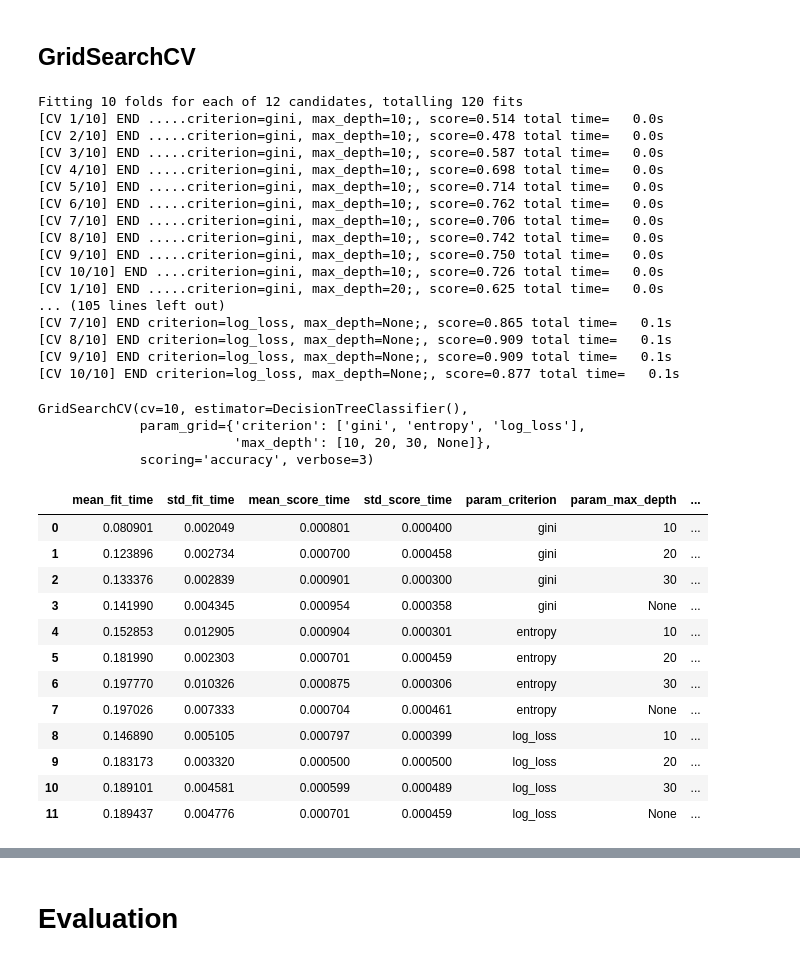
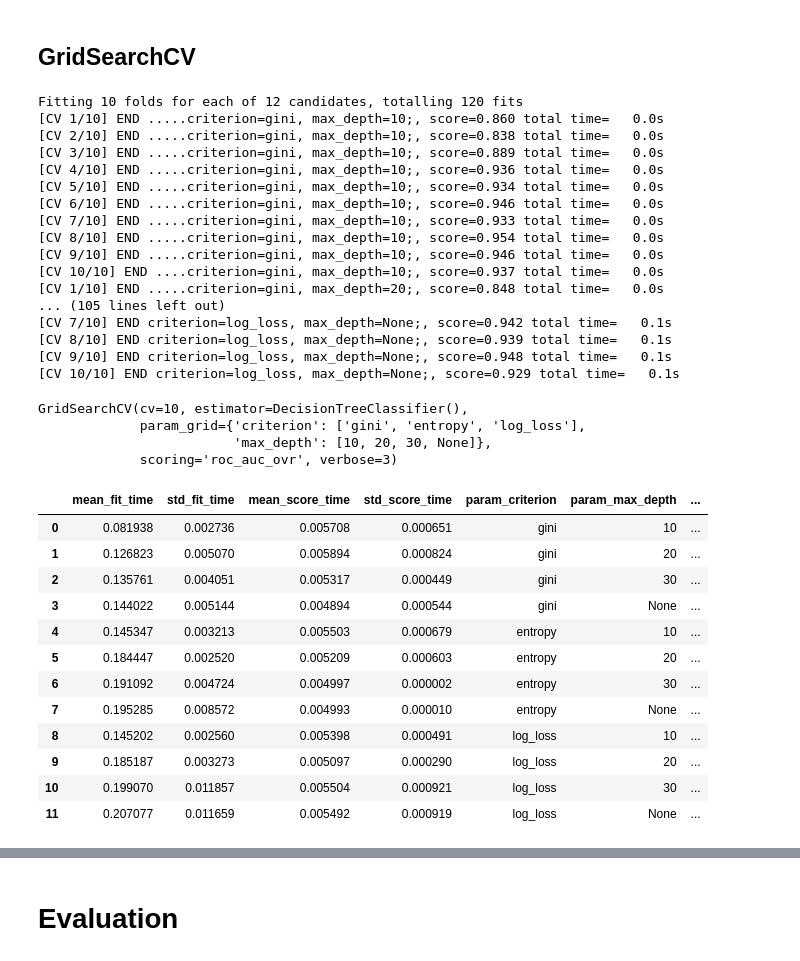
Before and after one commit to mercyano/klasifikasi-kbk, a Jupyter notebook: Decision_Tree/modelling/Klasifikasi_KBK_Judul1.ipynb, the cells around one changed output, grey strips where cells are left out. Drawn from its saved outputs; the diff is of its cells as text; code cells hidden in the pictures.

```diff
--- a/Decision_Tree/modelling/Klasifikasi_KBK_Judul1.ipynb
+++ b/Decision_Tree/modelling/Klasifikasi_KBK_Judul1.ipynb
@@ -4,6 +4,6 @@
 import numpy as np
 import pandas as pd
 
-df = pd.read_csv('../../cleaned-data-kbk.csv')
+df = pd.read_csv('../../cleaned-data-kbk.csv', index_col=0)
 df.head()
 # %% [output]
@@ -112,47 +112,47 @@ from sklearn.model_selection import GridSearchCV
 # defining parameter range
 param_grid = {'criterion':['gini','entropy', 'log_loss'],'max_depth':[10, 20, 30, None]}
 
-grid = GridSearchCV(DecisionTreeClassifier(), param_grid, scoring='f1', cv=10, verbose=3)
+grid = GridSearchCV(DecisionTreeClassifier(), param_grid, scoring='roc_auc_ovr', cv=10, verbose=3)
 
 # fitting the model for grid search
 grid.fit(X_train_resampled, y_train_resampled)
 # %% [output]
 Fitting 10 folds for each of 12 candidates, totalling 120 fits
-[CV 1/10] END .....criterion=gini, max_depth=10;, score=0.514 total time=   0.0s
-[CV 2/10] END .....criterion=gini, max_depth=10;, score=0.478 total time=   0.0s
-[CV 3/10] END .....criterion=gini, max_depth=10;, score=0.587 total time=   0.0s
-[CV 4/10] END .....criterion=gini, max_depth=10;, score=0.698 total time=   0.0s
-[CV 5/10] END .....criterion=gini, max_depth=10;, score=0.714 total time=   0.0s
-[CV 6/10] END .....criterion=gini, max_depth=10;, score=0.762 total time=   0.0s
-[CV 7/10] END .....criterion=gini, max_depth=10;, score=0.706 total time=   0.0s
-[CV 8/10] END .....criterion=gini, max_depth=10;, score=0.742 total time=   0.0s
-[CV 9/10] END .....criterion=gini, max_depth=10;, score=0.750 total time=   0.0s
-[CV 10/10] END ....criterion=gini, max_depth=10;, score=0.726 total time=   0.0s
-[CV 1/10] END .....criterion=gini, max_depth=20;, score=0.625 total time=   0.0s
+[CV 1/10] END .....criterion=gini, max_depth=10;, score=0.860 total time=   0.0s
+[CV 2/10] END .....criterion=gini, max_depth=10;, score=0.838 total time=   0.0s
+[CV 3/10] END .....criterion=gini, max_depth=10;, score=0.889 total time=   0.0s
+[CV 4/10] END .....criterion=gini, max_depth=10;, score=0.936 total time=   0.0s
+[CV 5/10] END .....criterion=gini, max_depth=10;, score=0.934 total time=   0.0s
+[CV 6/10] END .....criterion=gini, max_depth=10;, score=0.946 total time=   0.0s
+[CV 7/10] END .....criterion=gini, max_depth=10;, score=0.933 total time=   0.0s
+[CV 8/10] END .....criterion=gini, max_depth=10;, score=0.954 total time=   0.0s
+[CV 9/10] END .....criterion=gini, max_depth=10;, score=0.946 total time=   0.0s
+[CV 10/10] END ....criterion=gini, max_depth=10;, score=0.937 total time=   0.0s
+[CV 1/10] END .....criterion=gini, max_depth=20;, score=0.848 total time=   0.0s
 ... (105 lines left out)
-[CV 7/10] END criterion=log_loss, max_depth=None;, score=0.865 total time=   0.1s
-[CV 8/10] END criterion=log_loss, max_depth=None;, score=0.909 total time=   0.1s
-[CV 9/10] END criterion=log_loss, max_depth=None;, score=0.909 total time=   0.1s
-[CV 10/10] END criterion=log_loss, max_depth=None;, score=0.877 total time=   0.1s
+[CV 7/10] END criterion=log_loss, max_depth=None;, score=0.942 total time=   0.1s
+[CV 8/10] END criterion=log_loss, max_depth=None;, score=0.939 total time=   0.1s
+[CV 9/10] END criterion=log_loss, max_depth=None;, score=0.948 total time=   0.1s
+[CV 10/10] END criterion=log_loss, max_depth=None;, score=0.929 total time=   0.1s
 GridSearchCV(cv=10, estimator=DecisionTreeClassifier(),
              param_grid={'criterion': ['gini', 'entropy', 'log_loss'],
                          'max_depth': [10, 20, 30, None]},
-             scoring='accuracy', verbose=3)
+             scoring='roc_auc_ovr', verbose=3)
 # %%
 # Tabel hasil GridSearchCV
-grid_results = pd.DataFrame(grid.cv_results_)
-grid_results
+results_df = pd.DataFrame(grid.cv_results_)
+results_df
 # %% [output]
 |  | mean_fit_time | std_fit_time | mean_score_time | std_score_time | param_criterion | param_max_depth | ... |
-| 0 | 0.080901 | 0.002049 | 0.000801 | 0.000400 | gini | 10 | ... |
-| 1 | 0.123896 | 0.002734 | 0.000700 | 0.000458 | gini | 20 | ... |
-| 2 | 0.133376 | 0.002839 | 0.000901 | 0.000300 | gini | 30 | ... |
-| 3 | 0.141990 | 0.004345 | 0.000954 | 0.000358 | gini | None | ... |
-| 4 | 0.152853 | 0.012905 | 0.000904 | 0.000301 | entropy | 10 | ... |
-| 5 | 0.181990 | 0.002303 | 0.000701 | 0.000459 | entropy | 20 | ... |
-| 6 | 0.197770 | 0.010326 | 0.000875 | 0.000306 | entropy | 30 | ... |
-| 7 | 0.197026 | 0.007333 | 0.000704 | 0.000461 | entropy | None | ... |
-| 8 | 0.146890 | 0.005105 | 0.000797 | 0.000399 | log_loss | 10 | ... |
-| 9 | 0.183173 | 0.003320 | 0.000500 | 0.000500 | log_loss | 20 | ... |
-| 10 | 0.189101 | 0.004581 | 0.000599 | 0.000489 | log_loss | 30 | ... |
-| 11 | 0.189437 | 0.004776 | 0.000701 | 0.000459 | log_loss | None | ... |
+| 0 | 0.081938 | 0.002736 | 0.005708 | 0.000651 | gini | 10 | ... |
+| 1 | 0.126823 | 0.005070 | 0.005894 | 0.000824 | gini | 20 | ... |
+| 2 | 0.135761 | 0.004051 | 0.005317 | 0.000449 | gini | 30 | ... |
+| 3 | 0.144022 | 0.005144 | 0.004894 | 0.000544 | gini | None | ... |
+| 4 | 0.145347 | 0.003213 | 0.005503 | 0.000679 | entropy | 10 | ... |
+| 5 | 0.184447 | 0.002520 | 0.005209 | 0.000603 | entropy | 20 | ... |
+| 6 | 0.191092 | 0.004724 | 0.004997 | 0.000002 | entropy | 30 | ... |
+| 7 | 0.195285 | 0.008572 | 0.004993 | 0.000010 | entropy | None | ... |
+| 8 | 0.145202 | 0.002560 | 0.005398 | 0.000491 | log_loss | 10 | ... |
+| 9 | 0.185187 | 0.003273 | 0.005097 | 0.000290 | log_loss | 20 | ... |
+| 10 | 0.199070 | 0.011857 | 0.005504 | 0.000921 | log_loss | 30 | ... |
+| 11 | 0.207077 | 0.011659 | 0.005492 | 0.000919 | log_loss | None | ... |
```
Also changed, not shown: parts of 14 cells of this notebook, 7 other files.
